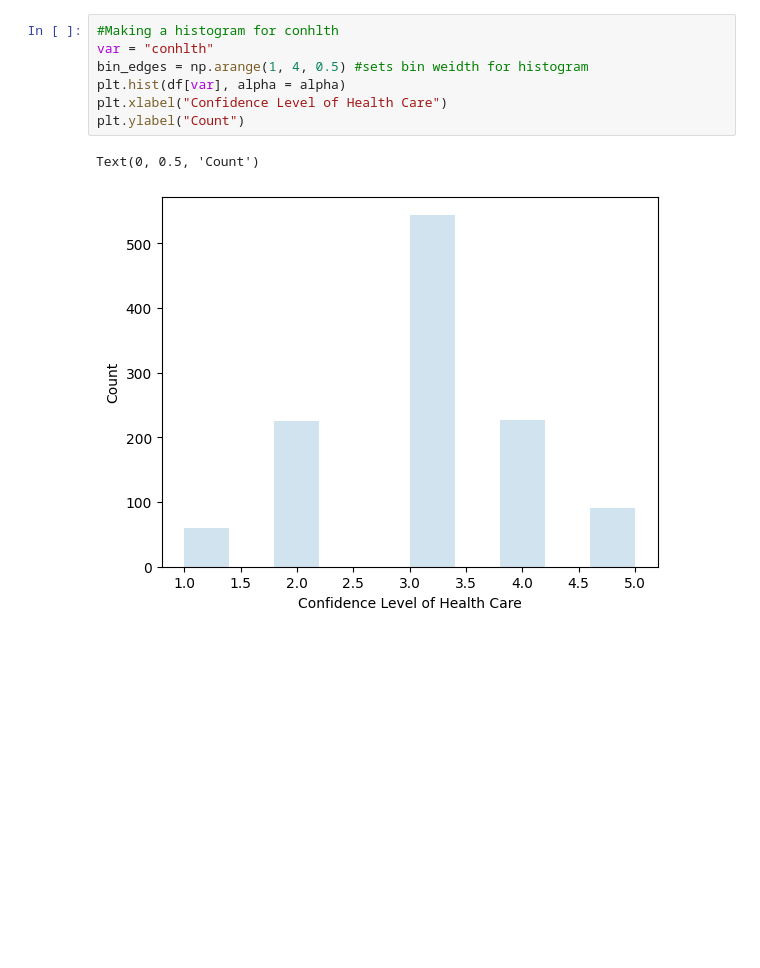
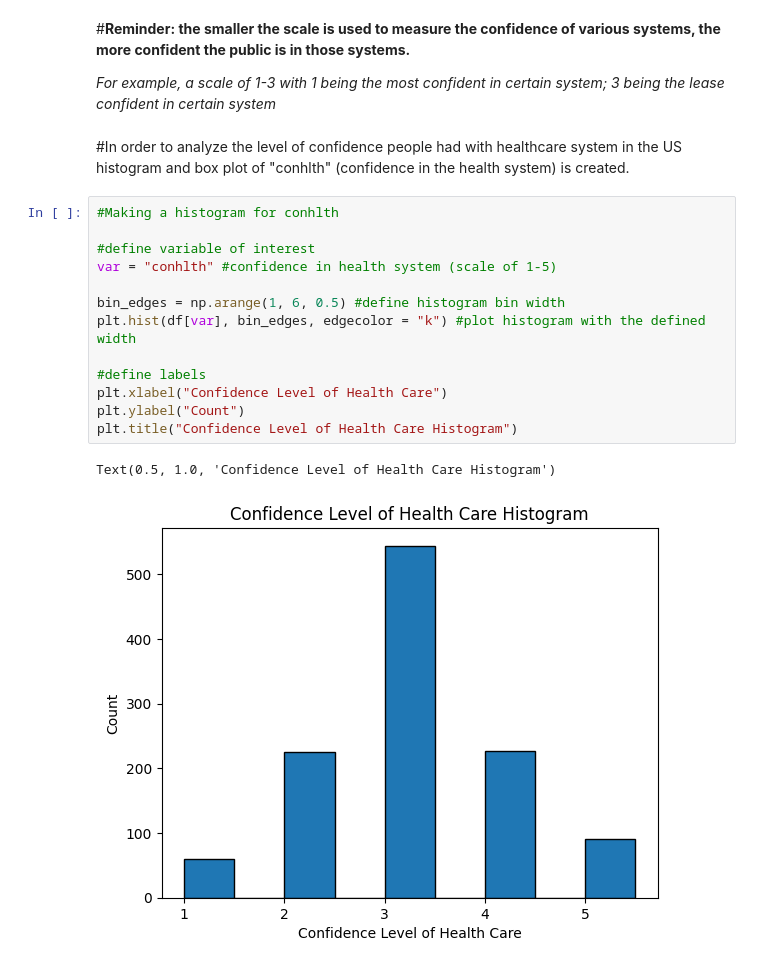
Before and after one commit to yango4014/group10, a Jupyter notebook: Visualization.ipynb, the cells around one changed output. Cells and saved outputs as stored; diff of their text form; blank space fills up the shorter version.

```diff
--- a/Visualization.ipynb
+++ b/Visualization.ipynb
@@ -23,10 +11,22 @@ display(df)
+# %% [markdown]
+#**Reminder: the smaller the scale is used to measure the confidence of various systems, the more confident the public is in those systems.**
+
+*For example, a scale of 1-3 with 1 being the most confident in certain system; 3 being the lease confident in certain system*
+# %% [markdown]
+#In order to analyze the level of confidence people had with healthcare system in the US histogram and box plot of "conhlth" (confidence in the health system) is created.
 # %%
 #Making a histogram for conhlth
-var = "conhlth"
-bin_edges = np.arange(1, 4, 0.5) #sets bin weidth for histogram
-plt.hist(df[var], alpha = alpha)
+
+#define variable of interest
+var = "conhlth" #confidence in health system (scale of 1-5)
+
+bin_edges = np.arange(1, 6, 0.5) #define histogram bin width
+plt.hist(df[var], bin_edges, edgecolor = "k") #plot histogram with the defined width
+
+#define labels
 plt.xlabel("Confidence Level of Health Care")
 plt.ylabel("Count")
+plt.title("Confidence Level of Health Care Histogram")
 # %% [output]
-Text(0, 0.5, 'Count')
+Text(0.5, 1.0, 'Confidence Level of Health Care Histogram')
-[figure, old version]
+[figure, new version]
```
Also changed, not shown: parts of 16 cells of this notebook.
